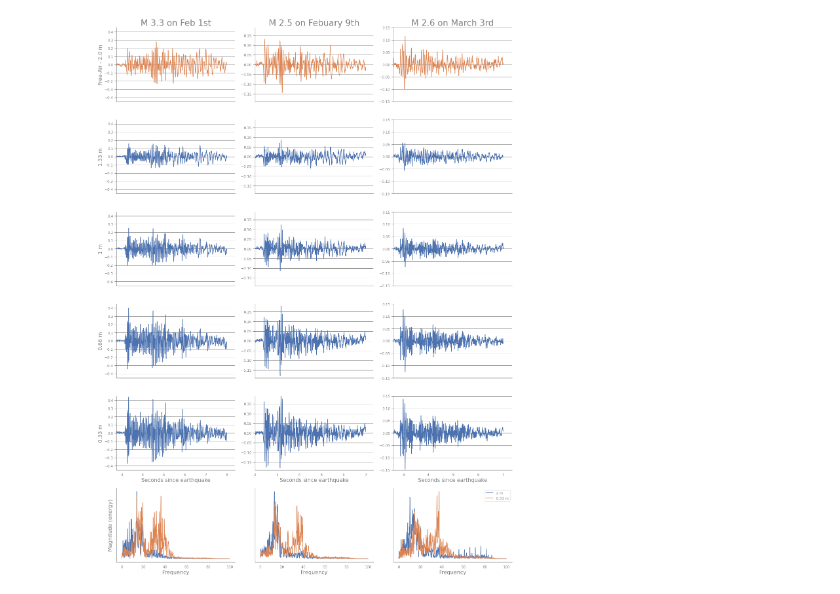
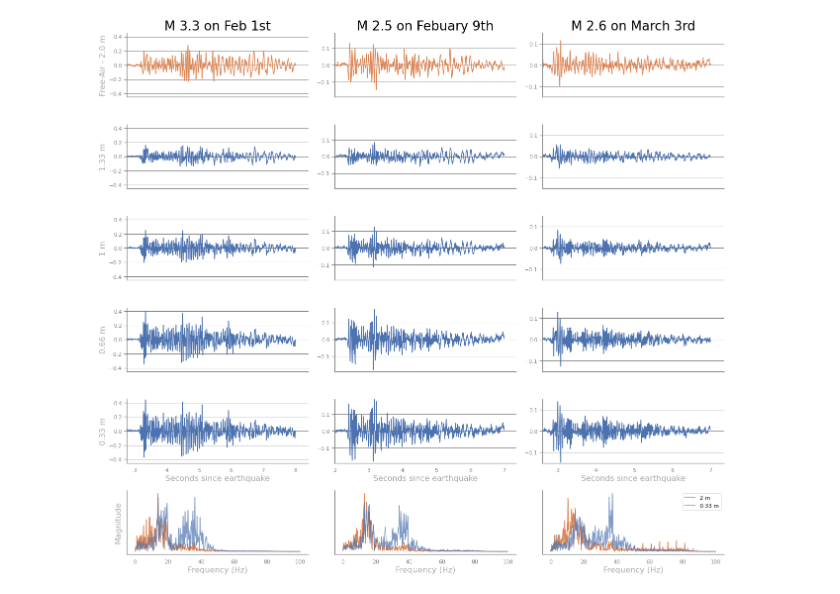
Before and after one commit to ZachHoppinen/infrasound-snow-attenuation, a Jupyter notebook: src/writing/eqs_ex_fig.ipynb, the cells around one changed output. Saved outputs shown, nothing was run; the diff lists cells and outputs as text; code cells hidden in the pictures.

```diff
--- a/src/writing/eqs_ex_fig.ipynb
+++ b/src/writing/eqs_ex_fig.ipynb
@@ -22,21 +22,21 @@ sns.set(font='Arial',
  'axes.facecolor': 'None',
  'axes.grid': True,
  'axes.grid.axis':'y',
- 'axes.labelcolor': 'grey',
+ 'axes.labelcolor': 'darkgrey',
  'axes.linewidth': 1,
  'axes.spines.right': False,
  'axes.spines.top': False,
  'figure.facecolor': 'white',
  'figure.figsize': (18, 12),
  'grid.color': 'grey',
- 'grid.alpha':0.85,
+ 'grid.alpha':1,
  'grid.linewidth':0.5,
  'image.aspect':'auto',
  'lines.solid_capstyle': 'round',
  'patch.edgecolor': 'w',
  'patch.force_edgecolor': True,
  'savefig.dpi':300,
- 'text.color': 'grey',
+ 'text.color': 'black',
  'xtick.bottom': False,
  'xtick.color': 'grey',
  'xtick.direction': 'out',
@@ -55,5 +55,3 @@ data_dir = '/bsuscratch/zacharykeskinen/data/infrasound/array_data'
 with open(join(data_dir, 'merged/all_days'), 'rb') as f:
     days = pickle.load(f)
 sps = 200
-# %%
-c = mpl.cycler(mpl.rcParams['axes.prop_cycle'])
@@ -77,7 +61,7 @@ eqs = {0: {'day':'2022-02-01','hour': 9,'smin': 43,'ssec': 6.590,'emin': 43,'ese
     1: {'day':'2022-02-09','hour': 9,'smin': 56,'ssec': 27.412,'emin': 56,'esec': 34.5,'ylim': 0.19, 'id': 'us7000gjaw', 'title': 'M 2.5 on Febuary 9th'},\
     2: {'day':'2022-03-03','hour': 15,'smin': 17,'ssec': 22.106,'emin': 17,'esec': 30,'ylim': 0.15, 'id': 'us6000h1ql', 'title':'M 2.6 on March 3rd'}}
 
-f, axes = plt.subplots(6, len(eqs), figsize = (18,24))
+f, axes = plt.subplots(6, len(eqs), figsize = (18,16))
 
 for i, eq_d in eqs.items():
     locals().update(eq_d)
@@ -96,33 +80,38 @@ for i, eq_d in eqs.items():
             sns.lineplot(data = ser, ax = ax)
         if i == 0:
             if j != 0:
                 ax.set_ylabel(f'{h} m')
             else:
                 ax.set_ylabel('Free-Air - 2.0 m')
         if j == 0:
             ax.set_title(title)
         if j != 4:
             ax.set_xticks([])
             ax.set_xlabel('')
         else:
             ax.set_xlabel('Seconds since earthquake')
         ax.set_ylim(-ylim, ylim)
         if i == 0:
             ax.set_xlim(left = 2.75)
         elif i == 2:
             ax.set_xlim(left = 2.6)
         else:
             ax.set_xlim(left = 2)
-        if h == 0.33 or h == 2:
-            axes[5, i].magnitude_spectrum(ser, Fs = 200, scale = 'linear', label = f'{h} m')
+        if h == 0.33:
+            axes[5, i].magnitude_spectrum(ser, Fs = 200, scale = 'linear', label = f'{h} m', color = 'C0', alpha = 0.7)
+        elif h == 2:
+            axes[5, i].magnitude_spectrum(ser, Fs = 200, scale = 'linear', label = f'{h} m', color = 'C1')
     if i != 0:
         axes[5, i].set_ylabel('')
+    else:
+        axes[5,i].set_ylabel('Magnitude')
     if i == 2:
         handles, labels = axes[-1,-1].get_legend_handles_labels()
         axes[-1,-1].legend(handles, labels, loc='best')
     axes[5,i].set_yticks([])
+    axes[5,i].set_xlabel('Frequency (Hz)')
 plt.tight_layout()
 fig_dir = '/bsuhome/zacharykeskinen/infrasound/figures'
 plt.savefig(join(fig_dir, 'signal_compares', 'multieq_example_v2.png'), dpi = 300)
 # %% [output]
-[figure, old version]
+[figure, new version]
```
Also changed, not shown: parts of 1 cell of this notebook, 1 other file.
